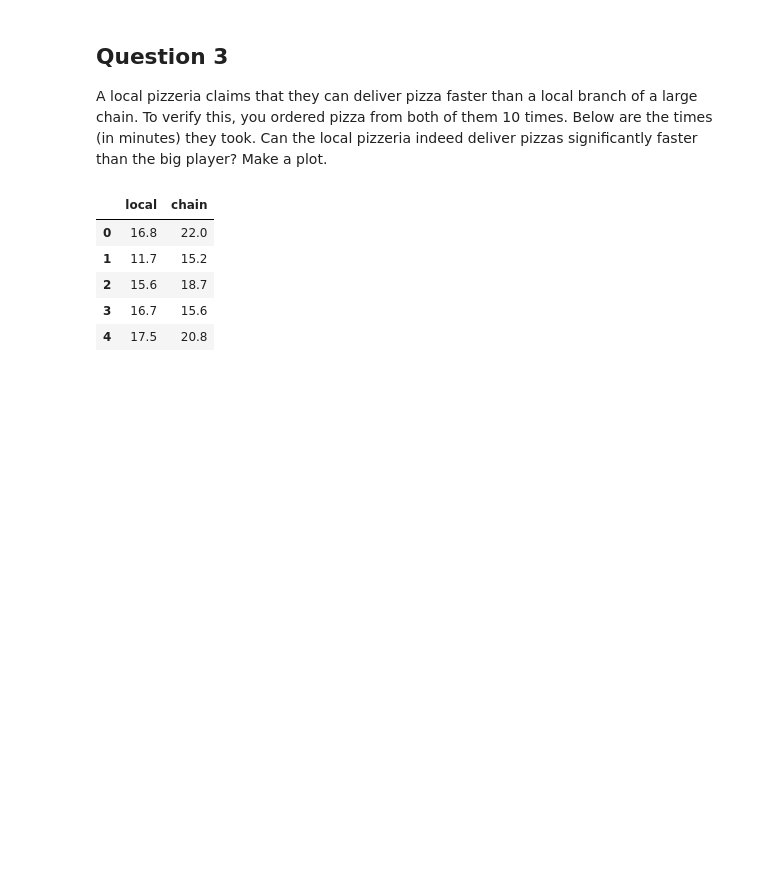
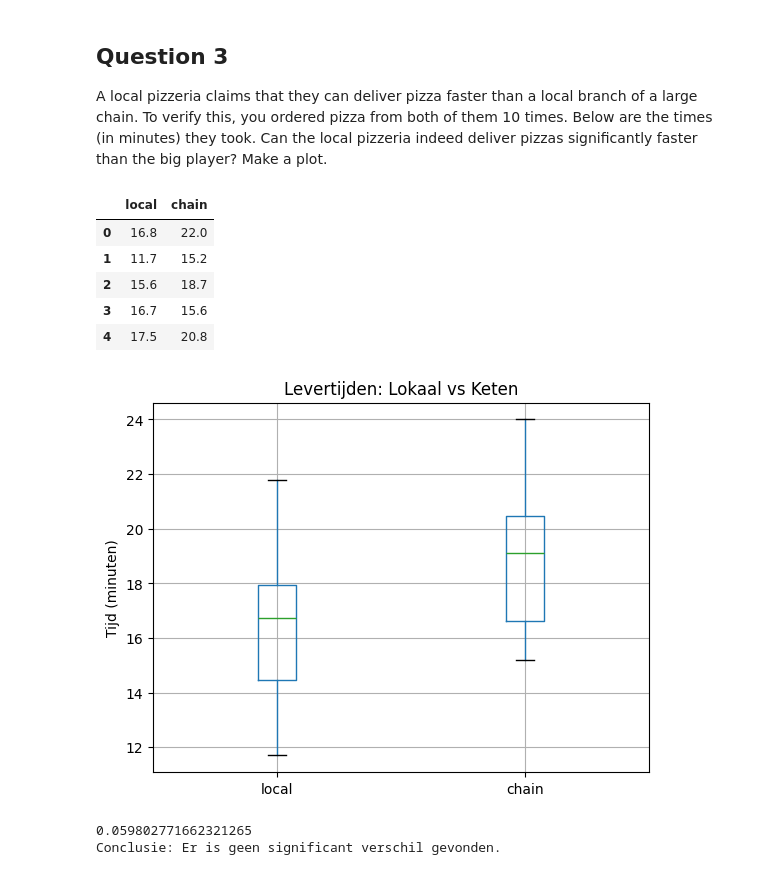
Before and after one commit to Seppevo/dsai-labs, a Jupyter notebook: 5-bivariate-qual-quant/lab_5_5_Example_Exam_Questions_ipynb.ipynb, the cells around one changed output. Saved outputs shown, nothing was run; the diff lists cells and outputs as text; code cells hidden in the pictures; blank space fills up the shorter version.

```diff
--- a/5-bivariate-qual-quant/lab_5_5_Example_Exam_Questions_ipynb.ipynb
+++ b/5-bivariate-qual-quant/lab_5_5_Example_Exam_Questions_ipynb.ipynb
@@ -77,3 +146,20 @@ dfpizzas.head()
 | 2 | 15.6 | 18.7 |
 | 3 | 16.7 | 15.6 |
 | 4 | 17.5 | 20.8 |
+# %%
+dfpizzas.boxplot()
+plt.title('Levertijden: Lokaal vs Keten')
+plt.ylabel('Tijd (minuten)')
+plt.show()
+# %% [output]
+[figure, added]
+# %%
+t, p = stats.ttest_ind(dfpizzas['local'], dfpizzas['chain'],alternative='less')
+print(p)
+if p < 0.05:
+    print("Conclusie: Het verschil is statistisch significant.")
+else:
+    print("Conclusie: Er is geen significant verschil gevonden.")
+# %% [output]
+0.059802771662321265
+Conclusie: Er is geen significant verschil gevonden.
```
Also changed, not shown: parts of 5 cells of this notebook, 15 other files.
